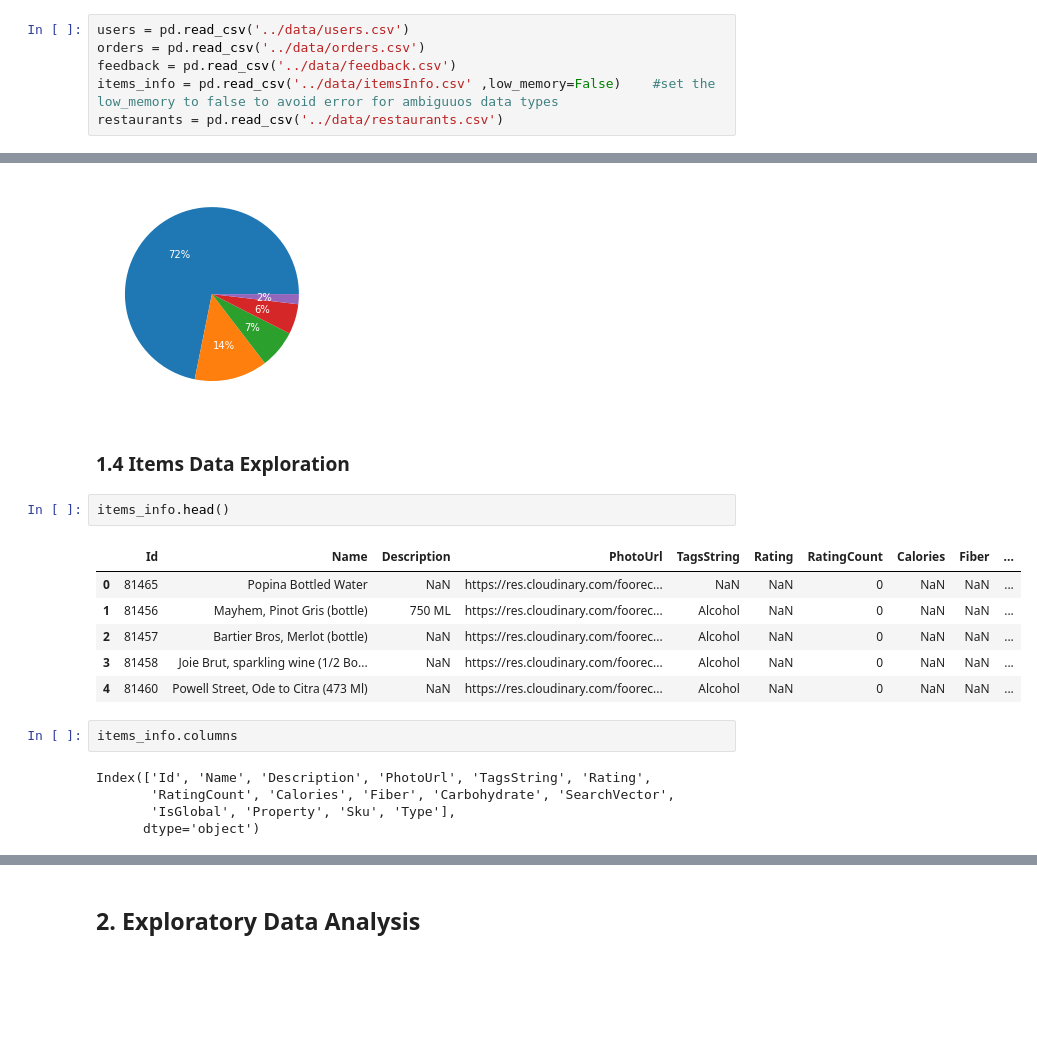
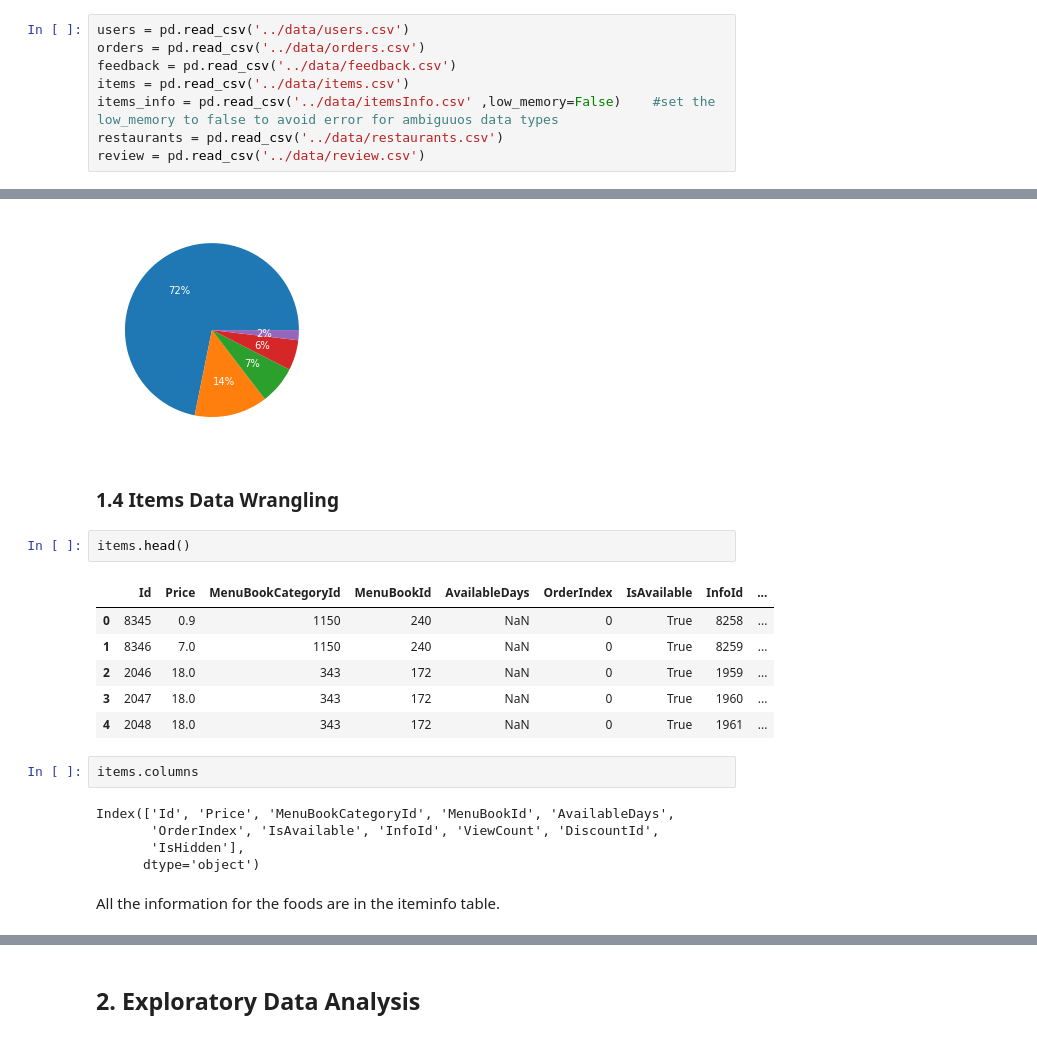
Before and after one commit to nakisa84/personalized-food-recommendation, a Jupyter notebook: notebooks/recommedation.ipynb, the cells around one changed output, grey strips where cells are left out. Cells and saved outputs as stored; diff of their text form; blank space fills up the shorter version.

```diff
--- a/notebooks/recommedation.ipynb
+++ b/notebooks/recommedation.ipynb
@@ -14,8 +14,10 @@ import library.utils
 users = pd.read_csv('../data/users.csv')
 orders = pd.read_csv('../data/orders.csv')
 feedback = pd.read_csv('../data/feedback.csv')
+items = pd.read_csv('../data/items.csv')
 items_info = pd.read_csv('../data/itemsInfo.csv' ,low_memory=False)    #set the low_memory to false to avoid error for ambiguuos data types
 restaurants = pd.read_csv('../data/restaurants.csv')
+review = pd.read_csv('../data/review.csv')
 # %%
 # Check the shape of the data types
 print('Users:',users.shape)
@@ -421,20 +461,22 @@ plt.pie(rating_count,labels = rating_count.index,textprops=dict(color="w") ,auto
 # %% [output]
 [figure]
 # %% [markdown]
-### 1.4 Items Data Exploration
+### 1.4 Items Data Wrangling
 # %%
-items_info.head()
+items.head()
 # %% [output]
-|  | Id | Name | Description | PhotoUrl | TagsString | Rating | RatingCount | Calories | Fiber | ... |
-| 0 | 81465 | Popina Bottled Water | NaN | https://res.cloudinary.com/foorec... | NaN | NaN | 0 | NaN | NaN | ... |
-| 1 | 81456 | Mayhem, Pinot Gris (bottle) | 750 ML | https://res.cloudinary.com/foorec... | Alcohol | NaN | 0 | NaN | NaN | ... |
-| 2 | 81457 | Bartier Bros, Merlot (bottle) | NaN | https://res.cloudinary.com/foorec... | Alcohol | NaN | 0 | NaN | NaN | ... |
-| 3 | 81458 | Joie Brut, sparkling wine (1/2 Bo... | NaN | https://res.cloudinary.com/foorec... | Alcohol | NaN | 0 | NaN | NaN | ... |
-| 4 | 81460 | Powell Street, Ode to Citra (473 Ml) | NaN | https://res.cloudinary.com/foorec... | Alcohol | NaN | 0 | NaN | NaN | ... |
+|  | Id | Price | MenuBookCategoryId | MenuBookId | AvailableDays | OrderIndex | IsAvailable | InfoId | ... |
+| 0 | 8345 | 0.9 | 1150 | 240 | NaN | 0 | True | 8258 | ... |
+| 1 | 8346 | 7.0 | 1150 | 240 | NaN | 0 | True | 8259 | ... |
+| 2 | 2046 | 18.0 | 343 | 172 | NaN | 0 | True | 1959 | ... |
+| 3 | 2047 | 18.0 | 343 | 172 | NaN | 0 | True | 1960 | ... |
+| 4 | 2048 | 18.0 | 343 | 172 | NaN | 0 | True | 1961 | ... |
 # %%
-items_info.columns
+items.columns
 # %% [output]
-Index(['Id', 'Name', 'Description', 'PhotoUrl', 'TagsString', 'Rating',
-       'RatingCount', 'Calories', 'Fiber', 'Carbohydrate', 'SearchVector',
-       'IsGlobal', 'Property', 'Sku', 'Type'],
+Index(['Id', 'Price', 'MenuBookCategoryId', 'MenuBookId', 'AvailableDays',
+       'OrderIndex', 'IsAvailable', 'InfoId', 'ViewCount', 'DiscountId',
+       'IsHidden'],
       dtype='object')
+# %% [markdown]
+All the information for the foods are in the iteminfo table.
```
Also changed, not shown: parts of 100 cells of this notebook, 1 other file.
